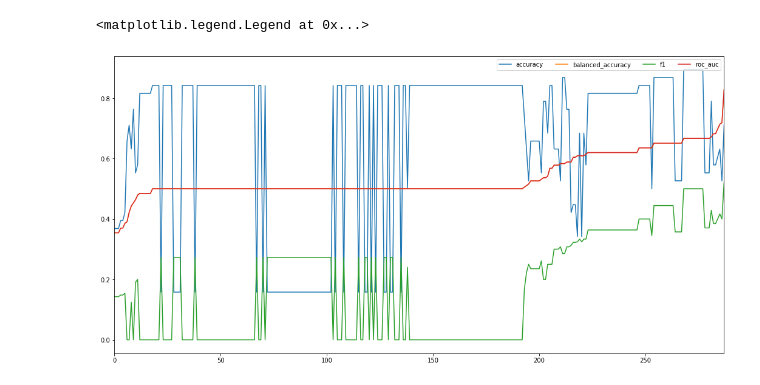
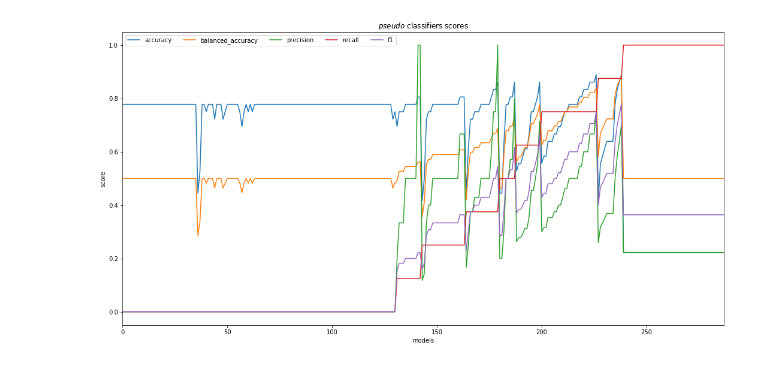
Before and after one commit to solislemuslab/dna-nn, a Jupyter notebook: zhaoyi/decision_tree.ipynb, the cells around one changed output. Cells and saved outputs as stored; diff of their text form; code cells hidden in the pictures.

Commit message:
add metrics

```diff
--- a/zhaoyi/decision_tree.ipynb
+++ b/zhaoyi/decision_tree.ipynb
@@ -73,5 +79,11 @@ fms('staph_reg', metric, model_map, 'staph')
 # %%
-data = pseudo_clf.sort_values('balanced_accuracy').reset_index().drop(columns='index')
-fig, ax = plt.subplots(figsize=(18, 9))
-data.plot(ax=ax)
-ax.legend(loc='upper right', bbox_to_anchor=(1, 1), ncol=4)
+def scores(results, metric):
+    data = globals()[results].sort_values(metric).reset_index().drop(columns='index')
+    fig, ax = plt.subplots(figsize=(18, 9))
+    data.plot(ax=ax)
+    ax.set_xlabel('models')
+    ax.set_ylabel('score')
+    ax.legend(loc='upper left', bbox_to_anchor=(0, 1), ncol=5)
+    info = results.split('_')
+    ax.set_title(f'${info[0]}$ {clf_reg[info[1]]} scores')
+    fig.savefig(f'graph/metric_{results}.png', bbox_inches='tight')
@@ -81,8 +90,4 @@ ax.legend(loc='upper right', bbox_to_anchor=(1, 1), ncol=4)
-# %%
-data = staph_clf.sort_values('balanced_accuracy').reset_index().drop(columns='index')
-fig, ax = plt.subplots(figsize=(18, 9))
-data.plot(ax=ax)
-ax.legend(loc='upper right', bbox_to_anchor=(1, 1), ncol=4)
-# %% [output]
-<matplotlib.legend.Legend at 0x...>
-[figure, removed]
+# %%
+scores('pseudo_clf', ['recall', 'precision'])
+# %% [output]
+[figure, added]
```
Also changed, not shown: parts of 10 cells of this notebook, 6 other files.
